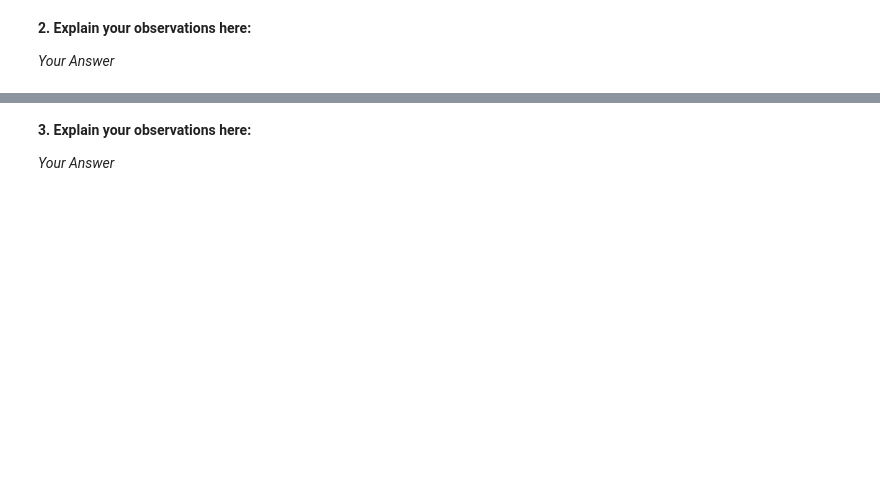
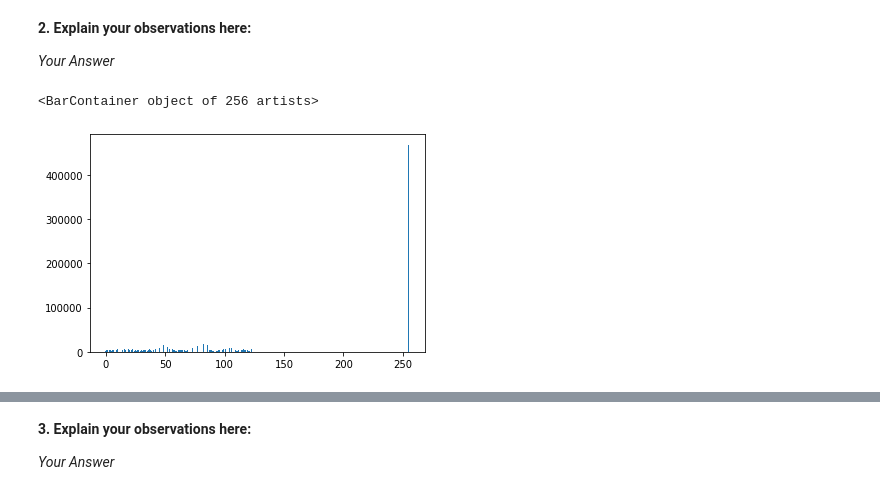
Before and after one commit to Nacriema/Stachnisslab-all-excercises, a Jupyter notebook: pcv-online-exercises/pcv-exs/pcv-online-ex03-histograms-image-transform/ex-03-Huy.ipynb, the cells around one changed output, grey strips where cells are left out. Saved outputs shown, nothing was run; the diff lists cells and outputs as text; code cells hidden in the pictures; blank space fills up the shorter version.

```diff
--- a/pcv-online-exercises/pcv-exs/pcv-online-ex03-histograms-image-transform/ex-03-Huy.ipynb
+++ b/pcv-online-exercises/pcv-exs/pcv-online-ex03-histograms-image-transform/ex-03-Huy.ipynb
@@ -117,3 +147,11 @@ You have learned the concept for **histogram equalization** in the lecture. It t
 *Your Answer*
 # %%
 # 3. Compute the histogram and cumulative histogram of the equalized image
+h_equalized = histogram(equalized_cube_gray_uint8)
+H_equalized = cumulativeHistogram(h_equalized)
+# %%
+# Plot
+plt.bar(x, h_equalized)
+# %% [output]
+<BarContainer object of 256 artists>
+[figure, added]
```
Also changed, not shown: parts of 9 cells of this notebook.
